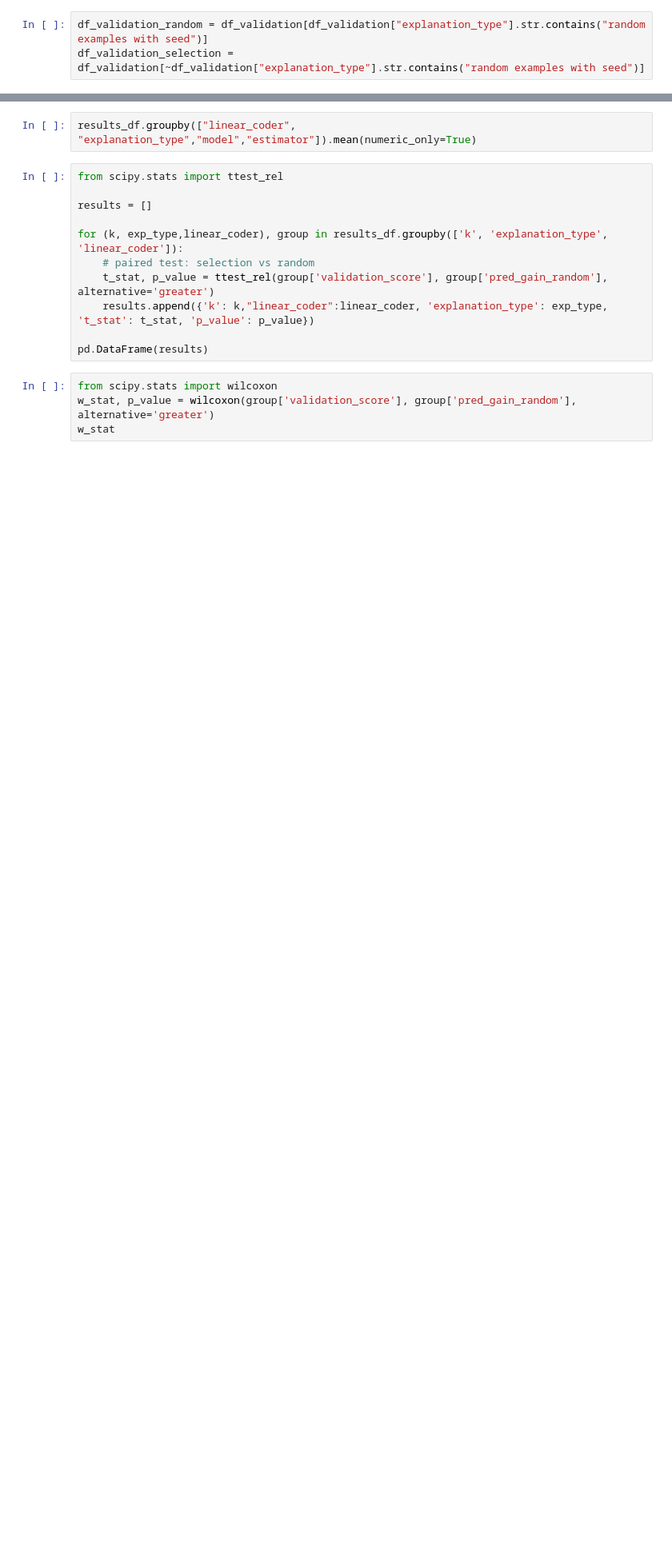
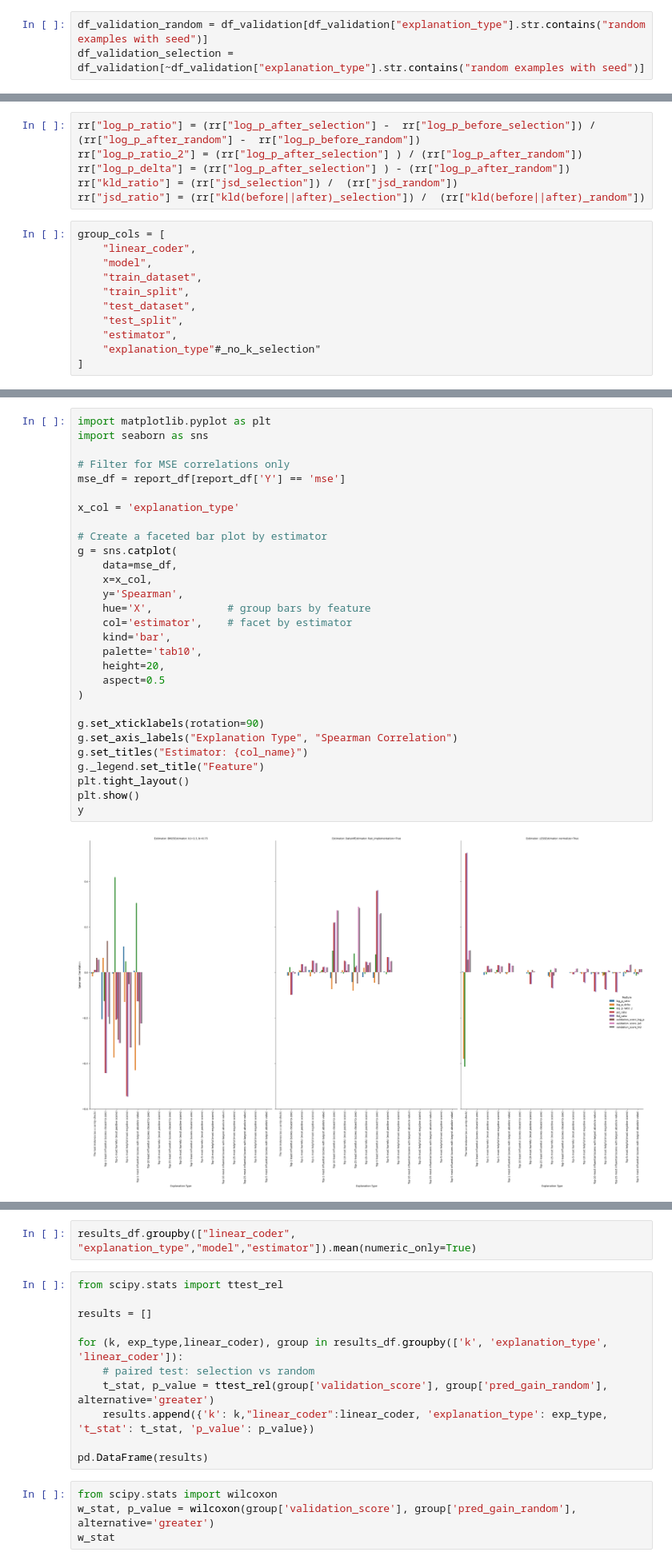
Before and after one commit to loris3/ceelm, a Jupyter notebook: validation.ipynb, the cells around one changed output, grey strips where cells are left out. Shown at 80% size. Drawn from its saved outputs; the diff is of its cells as text; blank space fills up the shorter version.

```diff
--- a/validation.ipynb
+++ b/validation.ipynb
@@ -367,0 +313,17 @@ results_df
+# %%
+rr["log_p_ratio"] = (rr["log_p_after_selection"] -  rr["log_p_before_selection"]) / (rr["log_p_after_random"] -  rr["log_p_before_random"])
+rr["log_p_ratio_2"] = (rr["log_p_after_selection"] ) / (rr["log_p_after_random"])
+rr["log_p_delta"] = (rr["log_p_after_selection"] ) - (rr["log_p_after_random"])
+rr["kld_ratio"] = (rr["jsd_selection"]) /  (rr["jsd_random"])
+rr["jsd_ratio"] = (rr["kld(before||after)_selection"]) /  (rr["kld(before||after)_random"])
+# %%
+group_cols = [
+    "linear_coder",
+    "model",
+    "train_dataset",
+    "train_split",
+    "test_dataset",
+    "test_split",
+    "estimator",
+    "explanation_type"#_no_k_selection"
+]
@@ -367,0 +488,31 @@ results_df
+# %%
+import matplotlib.pyplot as plt
+import seaborn as sns
+
+# Filter for MSE correlations only
+mse_df = report_df[report_df['Y'] == 'mse']
+
+x_col = 'explanation_type'
+
+# Create a faceted bar plot by estimator
+g = sns.catplot(
+    data=mse_df,
+    x=x_col,
+    y='Spearman',
+    hue='X',            # group bars by feature
+    col='estimator',    # facet by estimator
+    kind='bar',
+    palette='tab10',
+    height=20,
+    aspect=0.5
+)
+
+g.set_xticklabels(rotation=90)
+g.set_axis_labels("Explanation Type", "Spearman Correlation")
+g.set_titles("Estimator: {col_name}")
+g._legend.set_title("Feature")
+plt.tight_layout()
+plt.show()
+y
+# %% [output]
+[figure, added]
```
Also changed, not shown: parts of 37 cells of this notebook, 20 other files.
